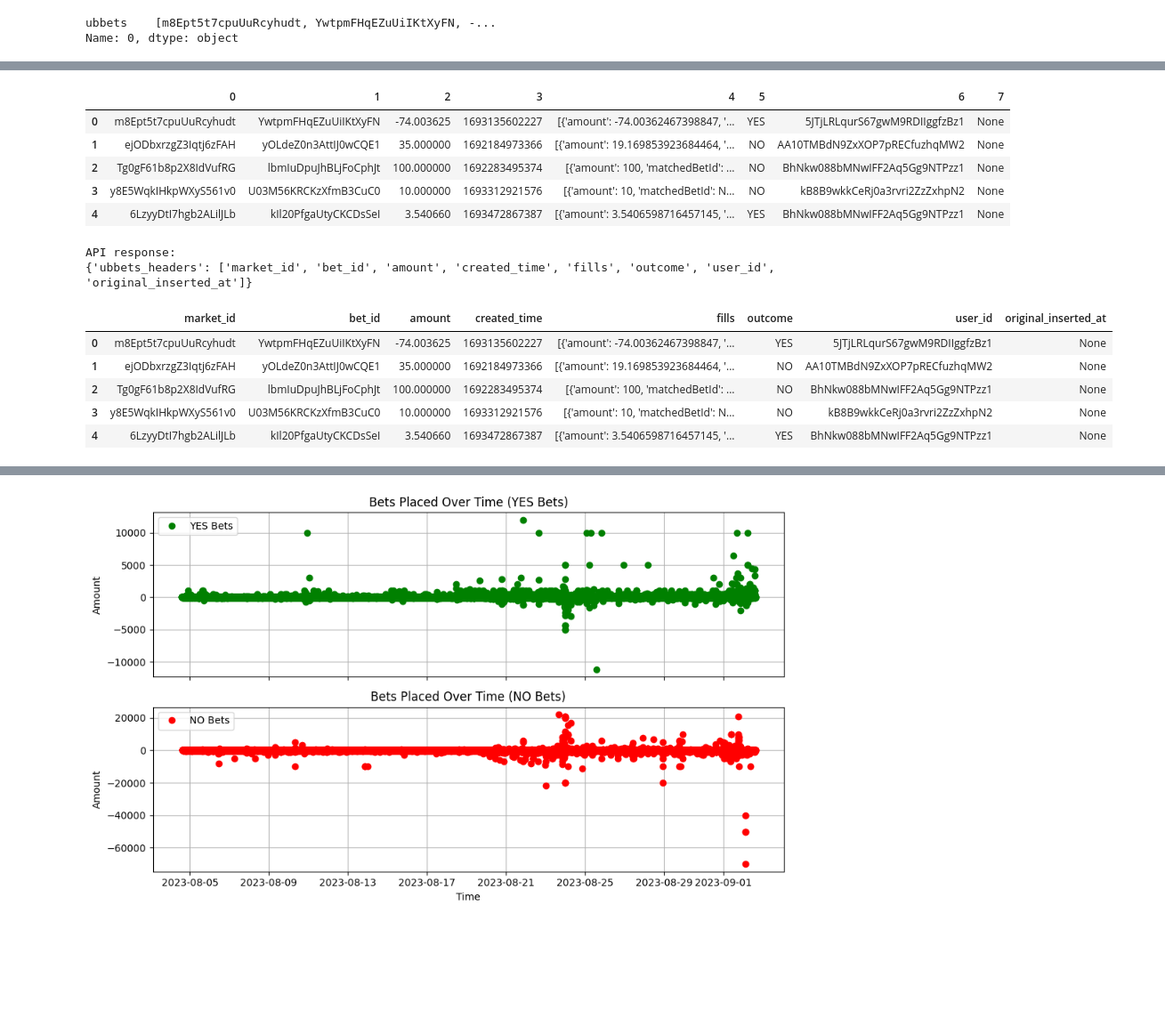
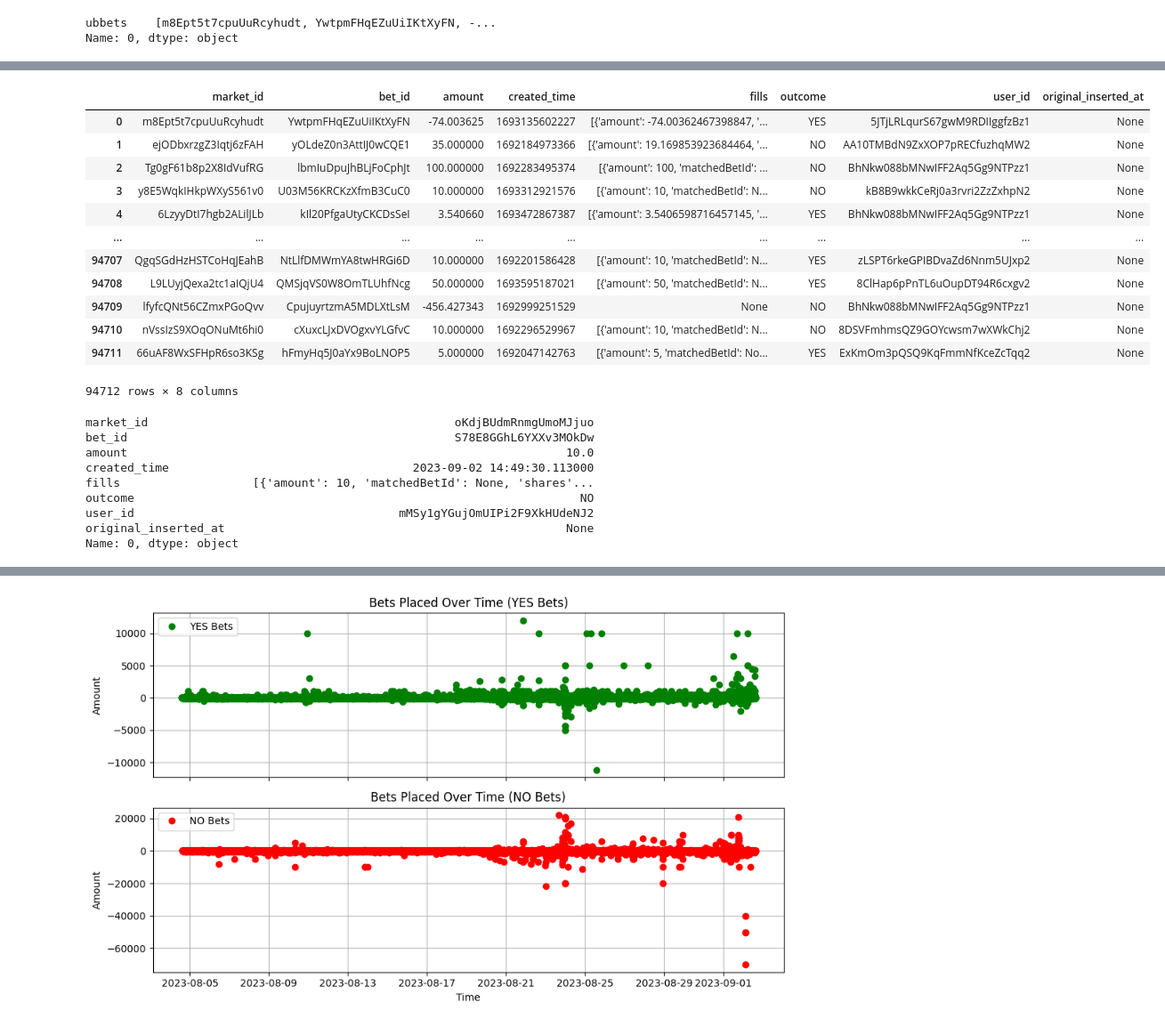
Before and after one commit to pwdel/gpu-jupyter-tensorflow, a Jupyter notebook: volumebindmount/API_TEST.ipynb, the cells around one changed output, grey strips where cells are left out. Shown: that part at 89% size. Cells and saved outputs as stored; diff of their text form; code cells hidden in the pictures; blank space fills up the shorter version.

```diff
--- a/volumebindmount/API_TEST.ipynb
+++ b/volumebindmount/API_TEST.ipynb
@@ -46,3 +10,5 @@ print(sys.getsizeof(data), "bytes")
+# %%
+data = ping_api('ubbets','details')
 # %%
 import pandas as pd
 
@@ -56,43 +33,38 @@ Name: 0, dtype: object
 # %%
 # Convert the list of entries to a Pandas DataFrame
 df = pd.DataFrame(data['ubbets'])
-
-df.head()
+headers = ping_api('ubbets','headers')['ubbets_headers']
+df.columns = headers
+df
 # %% [output]
-|  | 0 | 1 | 2 | 3 | 4 | 5 | 6 | 7 |
+|  | market_id | bet_id | amount | created_time | fills | outcome | user_id | original_inserted_at |
 | 0 | m8Ept5t7cpuUuRcyhudt | YwtpmFHqEZuUiIKtXyFN | -74.003625 | 1693135602227 | [{'amount': -74.00362467398847, '... | YES | 5JTjLRLqurS67gwM9RDIIggfzBz1 | None |
 | 1 | ejODbxrzgZ3Iqtj6zFAH | yOLdeZ0n3AttIJ0wCQE1 | 35.000000 | 1692184973366 | [{'amount': 19.169853923684464, '... | NO | AA10TMBdN9ZxXOP7pRECfuzhqMW2 | None |
 | 2 | Tg0gF61b8p2X8IdVufRG | lbmIuDpuJhBLjFoCphJt | 100.000000 | 1692283495374 | [{'amount': 100, 'matchedBetId': ... | NO | BhNkw088bMNwIFF2Aq5Gg9NTPzz1 | None |
 | 3 | y8E5WqkIHkpWXyS561v0 | U03M56KRCKzXfmB3CuC0 | 10.000000 | 1693312921576 | [{'amount': 10, 'matchedBetId': N... | NO | kB8B9wkkCeRj0a3rvri2ZzZxhpN2 | None |
 | 4 | 6LzyyDtI7hgb2ALilJLb | kIl20PfgaUtyCKCDsSeI | 3.540660 | 1693472867387 | [{'amount': 3.5406598716457145, '... | YES | BhNkw088bMNwIFF2Aq5Gg9NTPzz1 | None |
+| ... | ... | ... | ... | ... | ... | ... | ... | ... |
+| 94707 | QgqSGdHzHSTCoHqJEahB | NtLlfDMWmYA8twHRGi6D | 10.000000 | 1692201586428 | [{'amount': 10, 'matchedBetId': N... | YES | zLSPT6rkeGPIBDvaZd6Nnm5UJxp2 | None |
+| 94708 | L9LUyjQexa2tc1aIQjU4 | QMSjqVS0W8OmTLUhfNcg | 50.000000 | 1693595187021 | [{'amount': 50, 'matchedBetId': N... | YES | 8ClHap6pPnTL6uOupDT94R6cxgv2 | None |
+| 94709 | lfyfcQNt56CZmxPGoQvv | CpujuyrtzmA5MDLXtLsM | -456.427343 | 1692999251529 | None | NO | BhNkw088bMNwIFF2Aq5Gg9NTPzz1 | None |
+| 94710 | nVssIzS9XOqONuMt6hi0 | cXuxcLJxDVOgxvYLGfvC | 10.000000 | 1692296529967 | [{'amount': 10, 'matchedBetId': N... | NO | 8DSVFmhmsQZ9GOYcwsm7wXWkChj2 | None |
+| 94711 | 66uAF8WxSFHpR6so3KSg | hFmyHq5J0aYx9BoLNOP5 | 5.000000 | 1692047142763 | [{'amount': 5, 'matchedBetId': No... | YES | ExKmOm3pQSQ9KqFmmNfKceZcTqq2 | None |
+94712 rows × 8 columns
-# %%
-import requests
-
-# Define the API URL
-api_url = "http://192.168.0.201:4000/api/v0/ubbets/headers/"
-
-# Make the API request
-response = requests.get(api_url)
-
-# Check if the request was successful (status code 200)
-if response.status_code == 200:
-    # Parse the JSON response into a dictionary
-    data = response.json()
-    print("API response:")
-    print(data)
-else:
-    print(f"API request failed with status code {response.status_code}")
-# %% [output]
-API response:
-{'ubbets_headers': ['market_id', 'bet_id', 'amount', 'created_time', 'fills', 'outcome', 'user_id', 'original_inserted_at']}
-# %%
-headers = data['ubbets_headers']
-df.columns = headers
-df.head()
-# %% [output]
-|  | market_id | bet_id | amount | created_time | fills | outcome | user_id | original_inserted_at |
-| 0 | m8Ept5t7cpuUuRcyhudt | YwtpmFHqEZuUiIKtXyFN | -74.003625 | 1693135602227 | [{'amount': -74.00362467398847, '... | YES | 5JTjLRLqurS67gwM9RDIIggfzBz1 | None |
-| 1 | ejODbxrzgZ3Iqtj6zFAH | yOLdeZ0n3AttIJ0wCQE1 | 35.000000 | 1692184973366 | [{'amount': 19.169853923684464, '... | NO | AA10TMBdN9ZxXOP7pRECfuzhqMW2 | None |
-| 2 | Tg0gF61b8p2X8IdVufRG | lbmIuDpuJhBLjFoCphJt | 100.000000 | 1692283495374 | [{'amount': 100, 'matchedBetId': ... | NO | BhNkw088bMNwIFF2Aq5Gg9NTPzz1 | None |
-| 3 | y8E5WqkIHkpWXyS561v0 | U03M56KRCKzXfmB3CuC0 | 10.000000 | 1693312921576 | [{'amount': 10, 'matchedBetId': N... | NO | kB8B9wkkCeRj0a3rvri2ZzZxhpN2 | None |
-| 4 | 6LzyyDtI7hgb2ALilJLb | kIl20PfgaUtyCKCDsSeI | 3.540660 | 1693472867387 | [{'amount': 3.5406598716457145, '... | YES | BhNkw088bMNwIFF2Aq5Gg9NTPzz1 | None |
+# %%
+# Sort the dataframe by 'created_time' in descending order and reset the index
+sorted_df = df.sort_values(by='created_time', ascending=False).reset_index(drop=True)
+
+# Get the most recent bet
+most_recent_bet = sorted_df.iloc[0]
+
+print(most_recent_bet)
+# %% [output]
+market_id                                            oKdjBUdmRnmgUmoMJjuo
+bet_id                                               S78E8GGhL6YXXv3MOkDw
+amount                                                               10.0
+created_time                                   2023-09-02 14:49:30.113000
+fills                   [{'amount': 10, 'matchedBetId': None, 'shares'...
+outcome                                                                NO
+user_id                                      mMSy1gYGujOmUIPi2F9XkHUdeNJ2
+original_inserted_at                                                 None
+Name: 0, dtype: object
```
Also changed, not shown: parts of 25 cells of this notebook, 5 other files.
